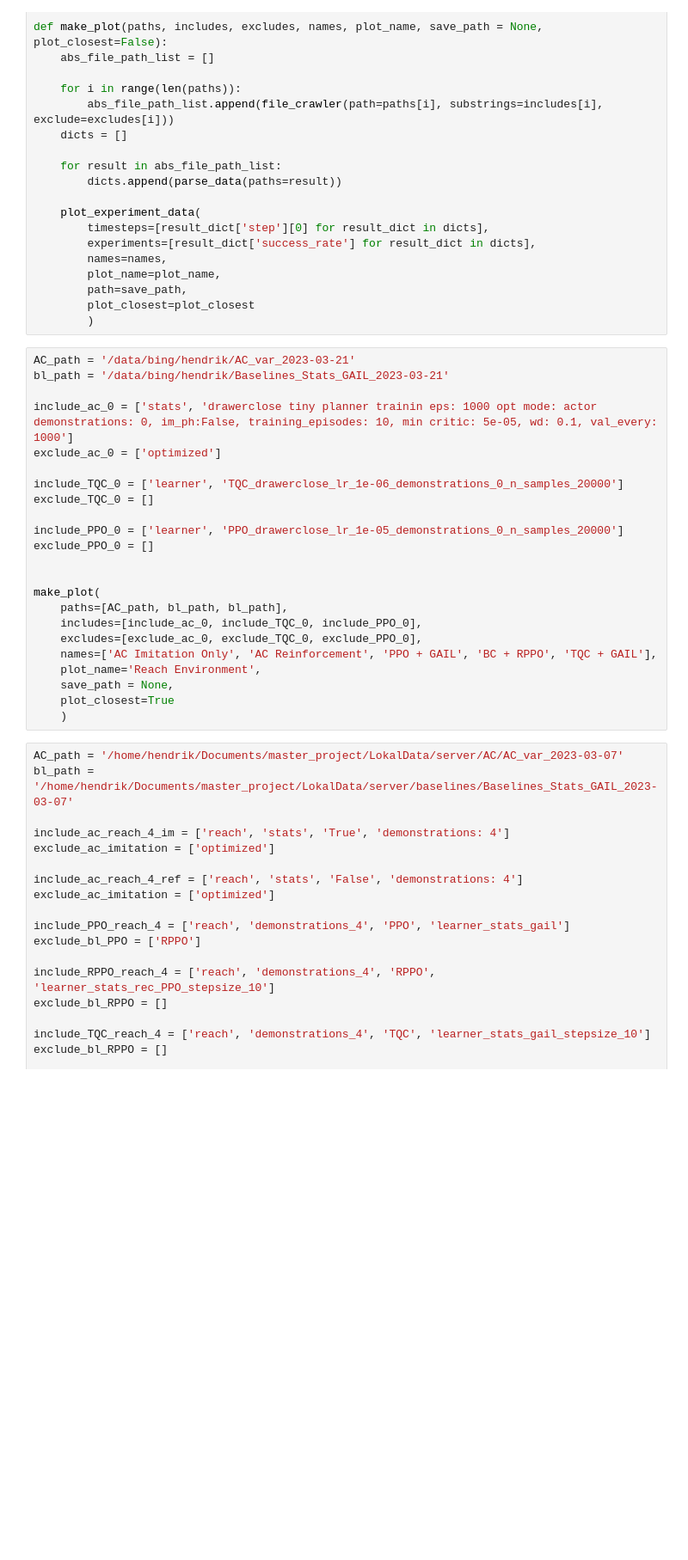
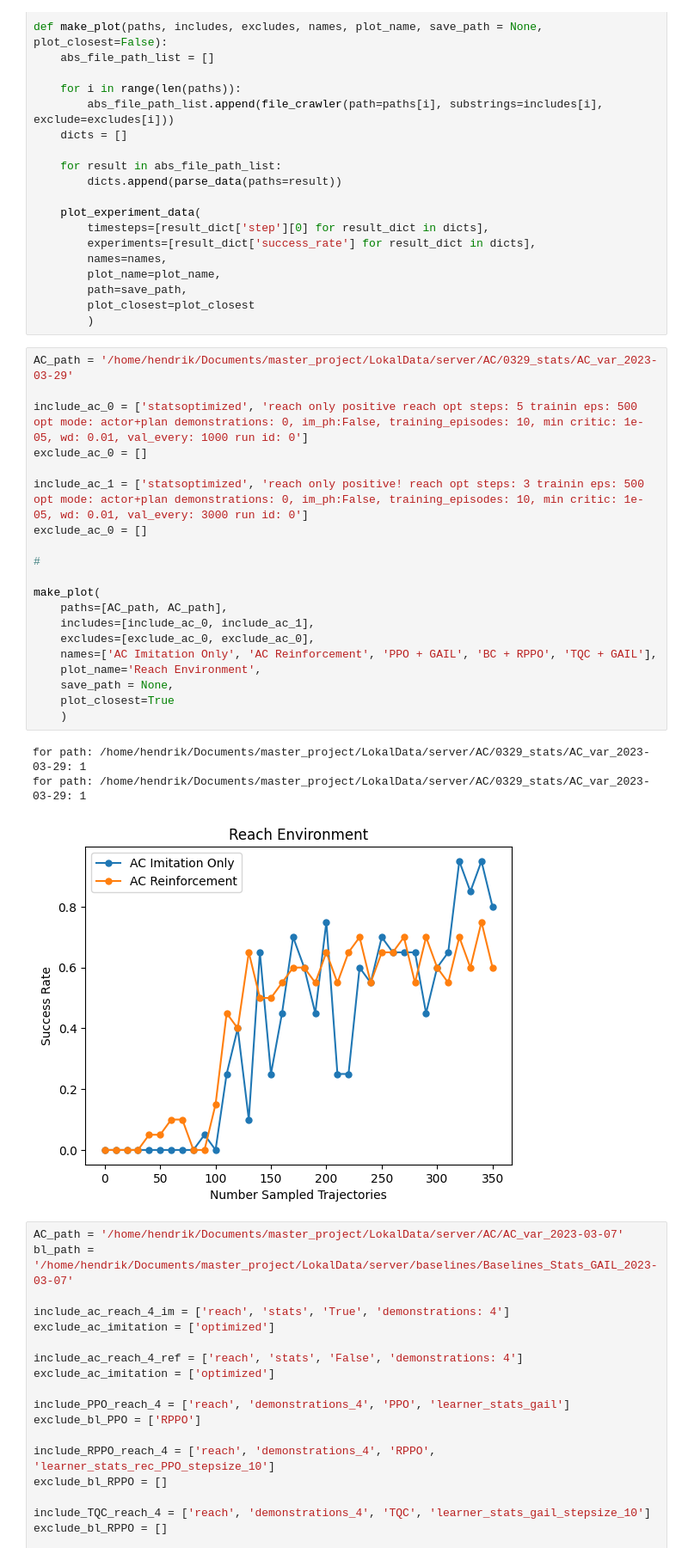
Before and after one commit to ReliableTree/ActiveCritic, a Jupyter notebook: src/active_critic/analyze_stats/analyze_stats.ipynb, the cells around one changed output. Shown at 86% size. Drawn from its saved outputs; the diff is of its cells as text; blank space fills up the shorter version.

```diff
--- a/src/active_critic/analyze_stats/analyze_stats.ipynb
+++ b/src/active_critic/analyze_stats/analyze_stats.ipynb
@@ -91,28 +91,29 @@ def make_plot(paths, includes, excludes, names, plot_name, save_path = None, plo
         plot_closest=plot_closest
         )
 # %%
-AC_path = '/data/bing/hendrik/AC_var_2023-03-21'
-bl_path = '/data/bing/hendrik/Baselines_Stats_GAIL_2023-03-21'
+AC_path = '/home/hendrik/Documents/master_project/LokalData/server/AC/0329_stats/AC_var_2023-03-29'
 
-include_ac_0 = ['stats', 'drawerclose tiny planner trainin eps: 1000 opt mode: actor demonstrations: 0, im_ph:False, training_episodes: 10, min critic: 5e-05, wd: 0.1, val_every: 1000']
-exclude_ac_0 = ['optimized']
+include_ac_0 = ['statsoptimized', 'reach only positive reach opt steps: 5 trainin eps: 500 opt mode: actor+plan demonstrations: 0, im_ph:False, training_episodes: 10, min critic: 1e-05, wd: 0.01, val_every: 1000 run id: 0']
+exclude_ac_0 = []
 
-include_TQC_0 = ['learner', 'TQC_drawerclose_lr_1e-06_demonstrations_0_n_samples_20000']
-exclude_TQC_0 = []
+include_ac_1 = ['statsoptimized', 'reach only positive! reach opt steps: 3 trainin eps: 500 opt mode: actor+plan demonstrations: 0, im_ph:False, training_episodes: 10, min critic: 1e-05, wd: 0.01, val_every: 3000 run id: 0']
+exclude_ac_0 = []
 
-include_PPO_0 = ['learner', 'PPO_drawerclose_lr_1e-05_demonstrations_0_n_samples_20000']
-exclude_PPO_0 = []
-
+#
 
 make_plot(
-    paths=[AC_path, bl_path, bl_path],
-    includes=[include_ac_0, include_TQC_0, include_PPO_0],
-    excludes=[exclude_ac_0, exclude_TQC_0, exclude_PPO_0],
+    paths=[AC_path, AC_path],
+    includes=[include_ac_0, include_ac_1],
+    excludes=[exclude_ac_0, exclude_ac_0],
     names=['AC Imitation Only', 'AC Reinforcement', 'PPO + GAIL', 'BC + RPPO', 'TQC + GAIL'],
     plot_name='Reach Environment',
     save_path = None,
     plot_closest=True
     )
+# %% [output]
+for path: /home/hendrik/Documents/master_project/LokalData/server/AC/0329_stats/AC_var_2023-03-29: 1
+for path: /home/hendrik/Documents/master_project/LokalData/server/AC/0329_stats/AC_var_2023-03-29: 1
+[figure, added]
 # %%
 AC_path = '/home/hendrik/Documents/master_project/LokalData/server/AC/AC_var_2023-03-07'
 bl_path = '/home/hendrik/Documents/master_project/LokalData/server/baselines/Baselines_Stats_GAIL_2023-03-07'
```
Also changed, not shown: 4 other files.
